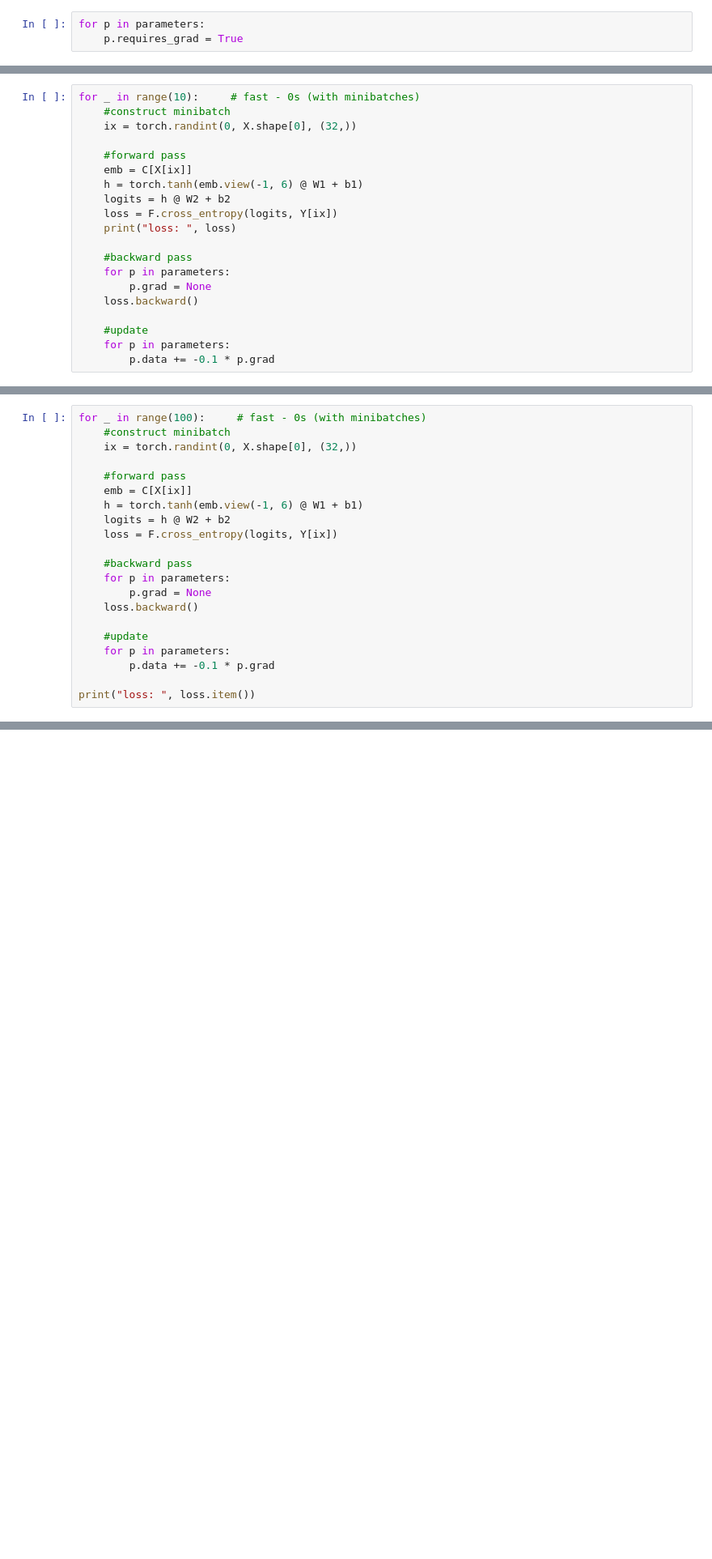
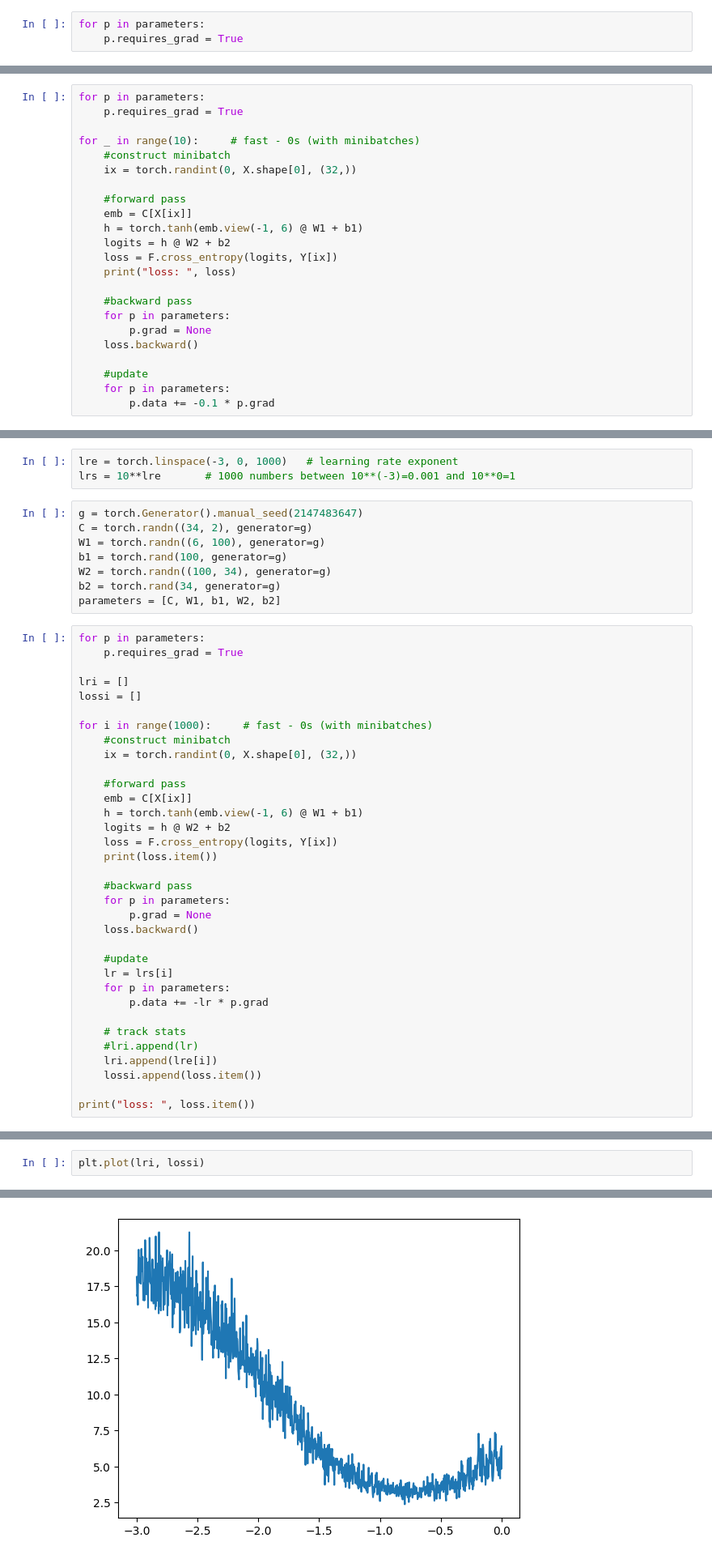
Before and after one commit to mzums/polish_word_generation, a Jupyter notebook: mlp.ipynb, the cells around one changed output, grey strips where cells are left out. Shown at 81% size. Cells and saved outputs as stored; diff of their text form; blank space fills up the shorter version.

```diff
--- a/mlp.ipynb
+++ b/mlp.ipynb
@@ -244,4 +258,7 @@ tensor([214231, 211358, 472857, 278214,   3205, 322822, 143092, 294328, 128191,
 # %%
+for p in parameters:
+    p.requires_grad = True
+
 for _ in range(10):     # fast - 0s (with minibatches)
     #construct minibatch
     ix = torch.randint(0, X.shape[0], (32,))
@@ -275,5 +294,22 @@ loss:  tensor(9.9788, grad_fn=<NllLossBackward0>)
+# %%
+lre = torch.linspace(-3, 0, 1000)   # learning rate exponent
+lrs = 10**lre       # 1000 numbers between 10**(-3)=0.001 and 10**0=1
+# %%
+g = torch.Generator().manual_seed(2147483647)
+C = torch.randn((34, 2), generator=g)
+W1 = torch.randn((6, 100), generator=g)
+b1 = torch.rand(100, generator=g)
+W2 = torch.randn((100, 34), generator=g)
+b2 = torch.rand(34, generator=g)
+parameters = [C, W1, b1, W2, b2]
 # %%
-for _ in range(100):     # fast - 0s (with minibatches)
+for p in parameters:
+    p.requires_grad = True
+
+lri = []
+lossi = []
+
+for i in range(1000):     # fast - 0s (with minibatches)
     #construct minibatch
     ix = torch.randint(0, X.shape[0], (32,))
 
@@ -282,6 +318,7 @@ for _ in range(100):     # fast - 0s (with minibatches)
     h = torch.tanh(emb.view(-1, 6) @ W1 + b1)
     logits = h @ W2 + b2
     loss = F.cross_entropy(logits, Y[ix])
+    print(loss.item())
 
     #backward pass
     for p in parameters:
@@ -289,8 +326,14 @@ for _ in range(100):     # fast - 0s (with minibatches)
     loss.backward()
 
     #update
+    lr = lrs[i]
     for p in parameters:
-        p.data += -0.1 * p.grad
+        p.data += -lr * p.grad
+
+    # track stats
+    #lri.append(lr)
+    lri.append(lre[i])
+    lossi.append(loss.item())
 
 print("loss: ", loss.item())
 # %% [output]
@@ -297,0 +357,3 @@ loss:  2.7855896949768066
+# %%
+plt.plot(lri, lossi)
+# %% [output]
@@ -297,0 +361 @@ loss:  2.7855896949768066
+[figure, added]
```
Also changed, not shown: parts of 47 cells of this notebook.
